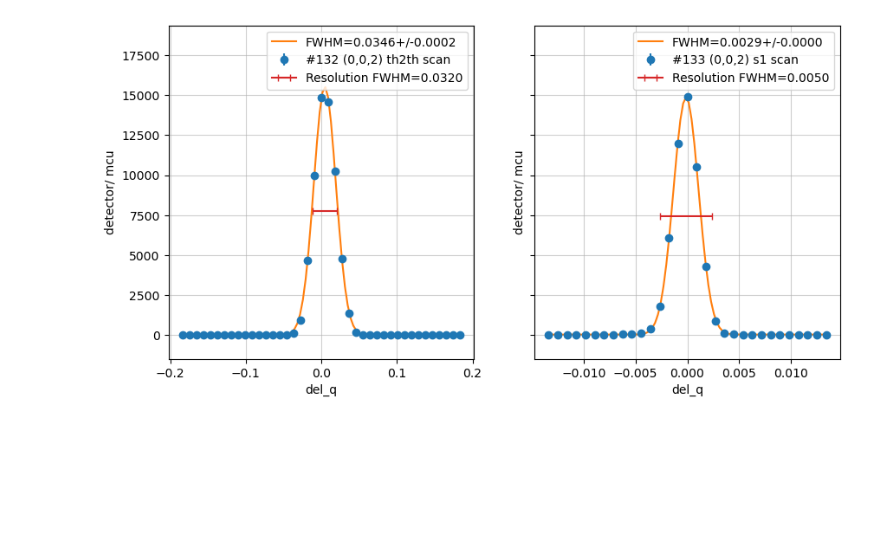
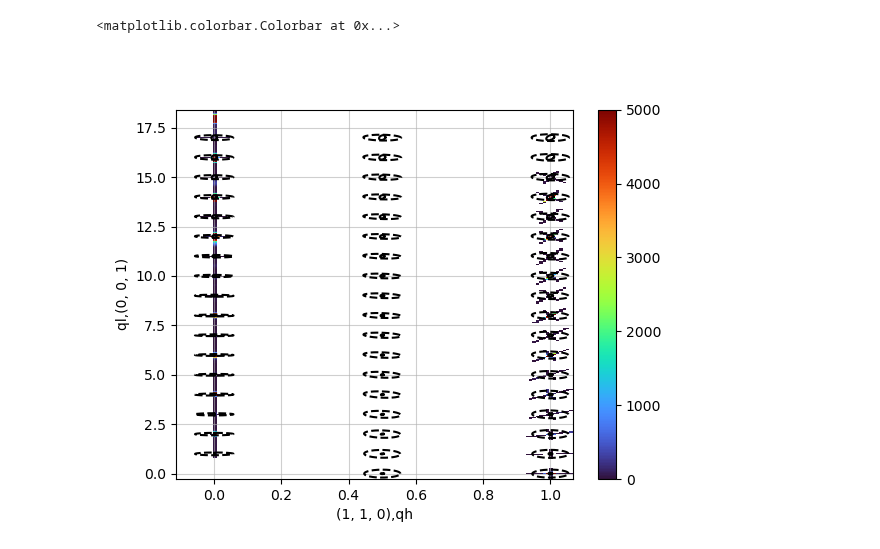
Before and after one commit to neutrons/TAVI, a Jupyter notebook: notebooks/La2Ni7_HB1A_resolution.ipynb, the cells around one changed output. Drawn from its saved outputs; the diff is of its cells as text; code cells hidden in the pictures; blank space fills up the shorter version.

```diff
--- a/notebooks/La2Ni7_HB1A_resolution.ipynb
+++ b/notebooks/La2Ni7_HB1A_resolution.ipynb
@@ -55,6 +56,40 @@ peak2 = Peak(hkl=(1, 1, 0), angles=angles2, ei=ei, ef=ef)
 
 tas.calculate_ub_matrix(peaks=(peak1, peak2))
 assert np.allclose(tas.sample.ub_mat,ub_json,atol=1e-4)
+# %%
+
+projection=((1, 1, 0), (-2, 1, 0),(0, 0, 1))
+
+# overplot with resoluytion ellipses
+
+hkl_list = [(qh, qh, ql) for ql in np.arange(0, 18, 1) for qh in np.arange(0, 1.5, 0.5)]
+hkl_list.pop(0)
+
+rez_list = tas.cooper_nathans(
+        hkl_list=hkl_list,
+        ei=ei,
+        ef=ef,
+        projection=projection,
+        R0=False,
+    )
+
+contour = Plot2D()
+contour.add_contour(scan_group_data, cmap="turbo", vmin=0, vmax=5e3)
+
+for rez in rez_list:
+    e_co = rez.get_ellipse(axes=(0, 2), PROJECTION=False)
+    e_inco = rez.get_ellipse(axes=(0, 2), PROJECTION=True)
+    contour.add_reso(e_co, c="k", linestyle="solid")
+    contour.add_reso(e_inco, c="k", linestyle="dashed")
+
+
+
+fig, ax = plt.subplots()
+im1 = contour.plot(ax)
+fig.colorbar(im1)
+# %% [output]
+<matplotlib.colorbar.Colorbar at 0x...>
+[figure, added]
 # %%
 # (002) th2th, scan #132
 
@@ -138,12 +180,0 @@ def analyze_fwhm(hkl, scans, fit_ranges):
-# %%
-hkl=(0,0,2)
-scans=(132,133)
-fit_ranges =(None,None)
-
-scan_info=((hkl, scans,fit_ranges),)
-
-for info in scan_info:
-    hkl, scans, fit_ranges = info
-    analyze_fwhm(hkl, scans, fit_ranges)
-# %% [output]
-[figure, removed]
```
Also changed, not shown: parts of 8 cells of this notebook.
